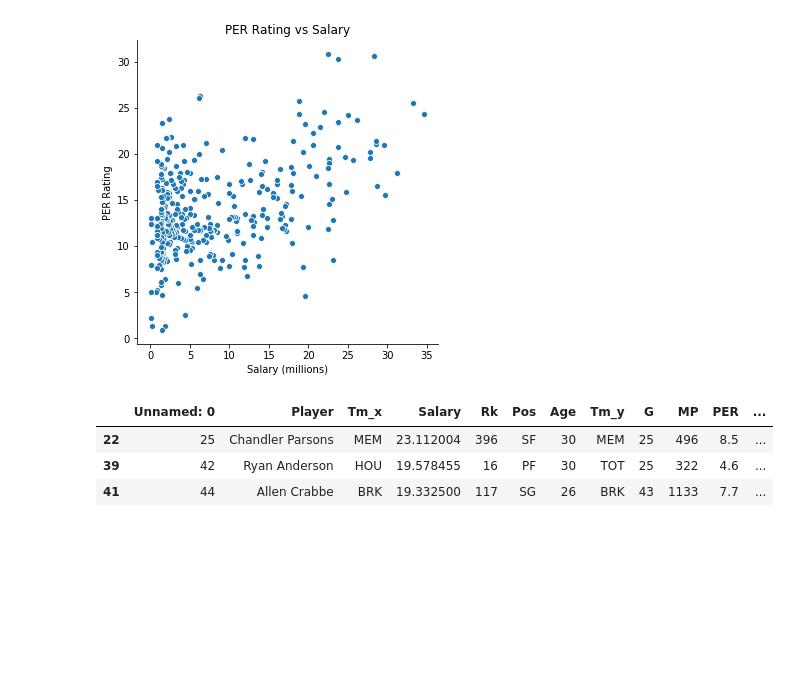
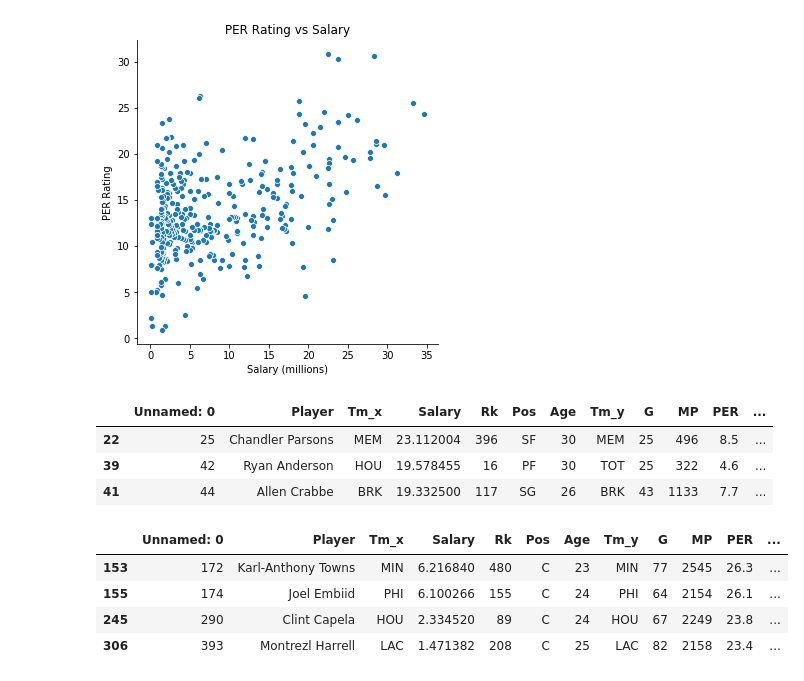
Before and after one commit to LambdaSchool/DS-Unit-1-Sprint-5-Data-Storytelling-Blog-Post, a Jupyter notebook: NBA_salary_analysis.ipynb, the cells around one changed output. Cells and saved outputs as stored; diff of their text form; code cells hidden in the pictures; blank space fills up the shorter version.

```diff
--- a/NBA_salary_analysis.ipynb
+++ b/NBA_salary_analysis.ipynb
@@ -147,3 +147,11 @@ merged[(merged['Salary']>15) & (merged['PER'] <10)]
 | 22 | 25 | Chandler Parsons | MEM | 23.112004 | 396 | SF | 30 | MEM | 25 | 496 | 8.5 | ... |
 | 39 | 42 | Ryan Anderson | HOU | 19.578455 | 16 | PF | 30 | TOT | 25 | 322 | 4.6 | ... |
 | 41 | 44 | Allen Crabbe | BRK | 19.332500 | 117 | SG | 26 | BRK | 43 | 1133 | 7.7 | ... |
+# %%
+merged[(merged['Salary']<10) & (merged['PER'] >22)]
+# %% [output]
+|  | Unnamed: 0 | Player | Tm_x | Salary | Rk | Pos | Age | Tm_y | G | MP | PER | ... |
+| 153 | 172 | Karl-Anthony Towns | MIN | 6.216840 | 480 | C | 23 | MIN | 77 | 2545 | 26.3 | ... |
+| 155 | 174 | Joel Embiid | PHI | 6.100266 | 155 | C | 24 | PHI | 64 | 2154 | 26.1 | ... |
+| 245 | 290 | Clint Capela | HOU | 2.334520 | 89 | C | 24 | HOU | 67 | 2249 | 23.8 | ... |
+| 306 | 393 | Montrezl Harrell | LAC | 1.471382 | 208 | C | 25 | LAC | 82 | 2158 | 23.4 | ... |
```
Also changed, not shown: parts of 9 cells of this notebook.
